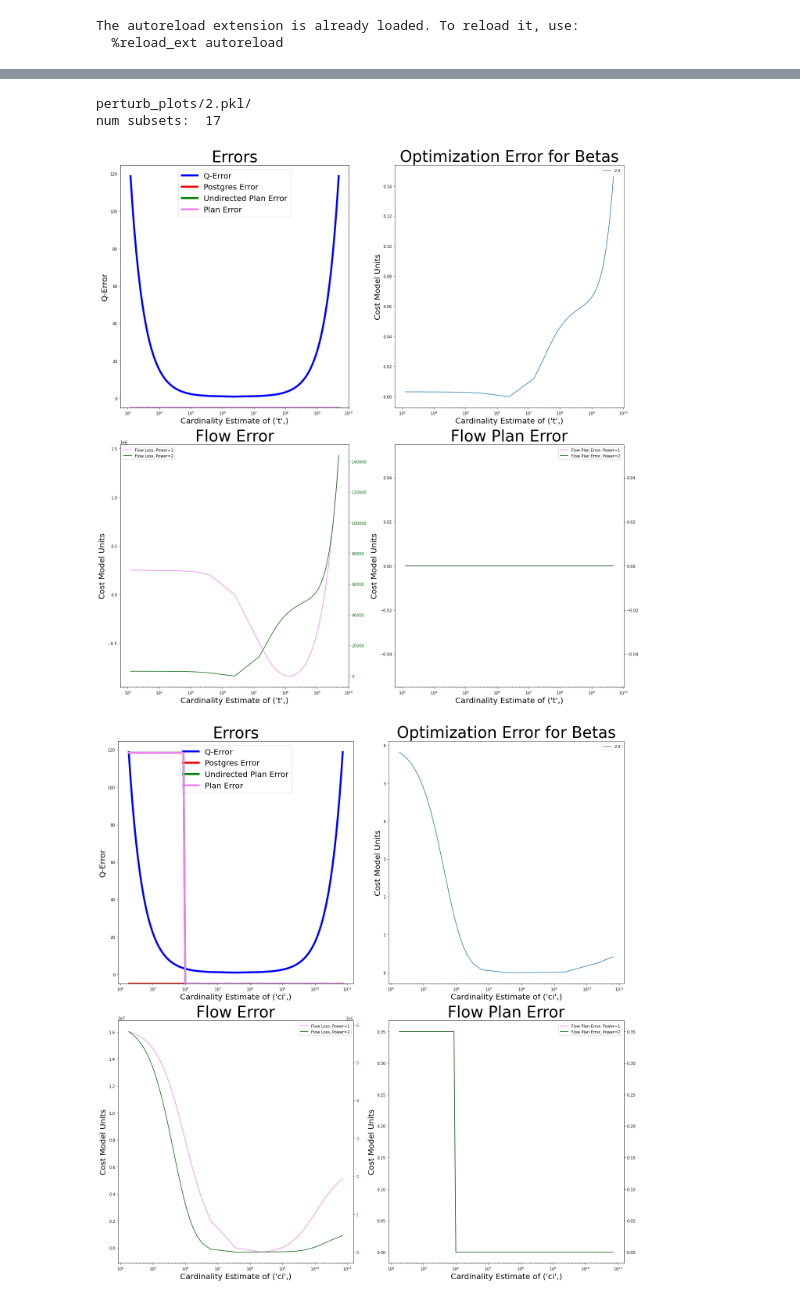
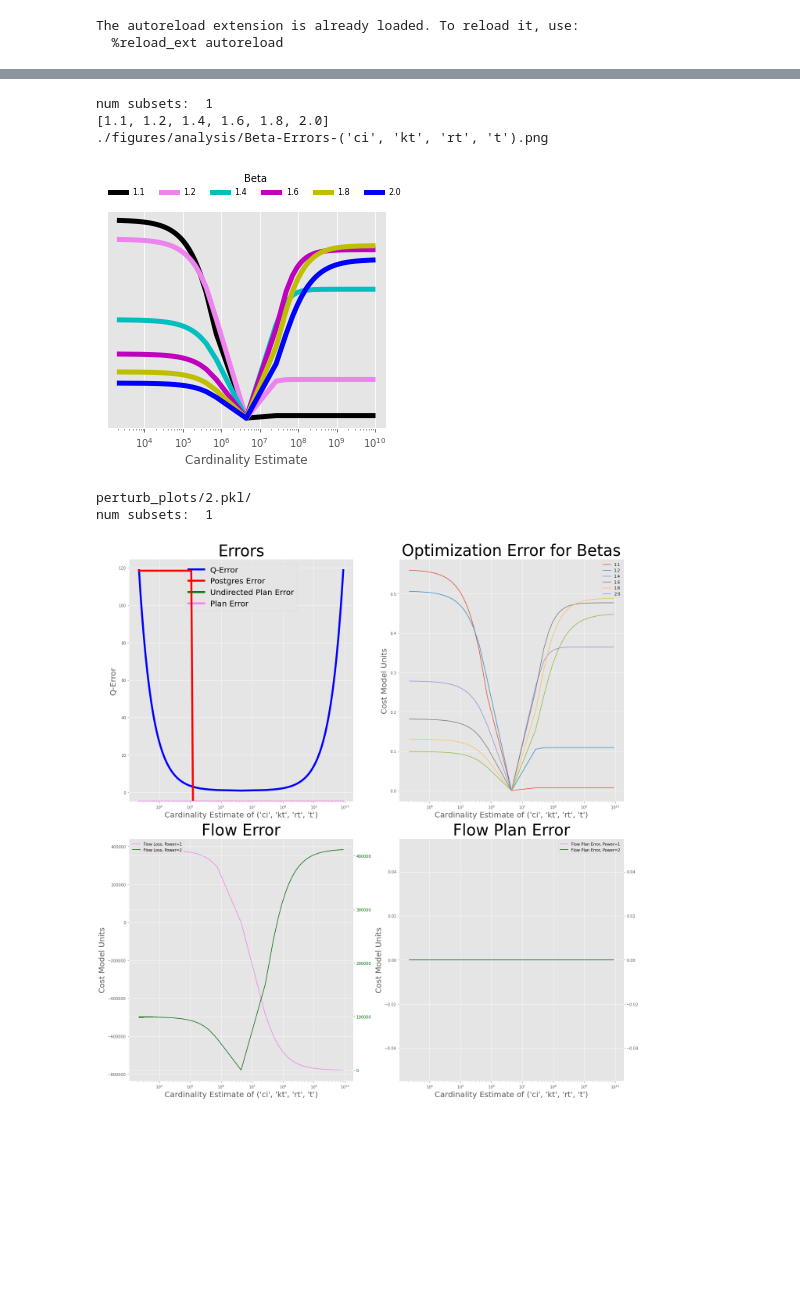
Before and after one commit to parimarjan/learned-cardinalities, a Jupyter notebook: QueryLab-ErrorPerturbations-Analysis.ipynb, the cells around one changed output, grey strips where cells are left out. Saved outputs shown, nothing was run; the diff lists cells and outputs as text; code cells hidden in the pictures; blank space fills up the shorter version.

```diff
--- a/QueryLab-ErrorPerturbations-Analysis.ipynb
+++ b/QueryLab-ErrorPerturbations-Analysis.ipynb
@@ -46,11 +46,13 @@ PWD = ""
 HOST = "localhost"
 PORT = 5432
 DB_NAME = "imdb"
-SAVE_DIR = "./QueryLabPlots/"
+#SAVE_DIR = "./QueryLabPlots/"
+SAVE_DIR ="./figures/analysis/"
 
 # for join loss computations
 
-QUERY_ERRORS_DATA_FN = "all_subquery/" + query + "/query_data.pkl"
+QUERY_ERRORS_DATA_FN = "all_subquery_quad/" + query + "/query_data.pkl"
+#QUERY_ERRORS_DATA_FN = "all_subquery_quad/2-betas.pkl" + "/query_data.pkl"
 # %%
 # qrep = load_sql_rep(qfn)
 # join_graph = qrep["join_graph"]
@@ -98,7 +143,16 @@ for k,v in data.items():
+# %%
+print("num subsets: ", len(data))
+for subset in data:
+    plot_quad_fig(data, subset)
+# %% [output]
+num subsets:  1
+[1.1, 1.2, 1.4, 1.6, 1.8, 2.0]
+./figures/analysis/Beta-Errors-('ci', 'kt', 'rt', 't').png
+[figure, added]
 # %%
-SAVE_DIR = "perturb_plots/" + query + "/"
-print(SAVE_DIR)
-make_dir(SAVE_DIR)
+#SAVE_DIR = "perturb_plots/" + query + "/"
+# print(SAVE_DIR)
+# make_dir(SAVE_DIR)
 
 from itertools import cycle
 
@@ -196,33 +250,32 @@ def plot_subsets(subsets):
     lines2, labels2 = ax2.get_legend_handles_labels()
     ax2.legend(lines + lines2, labels + labels2, loc=0)
 
     ax = axs[1][1]
     #flow_errs = list(zip(*flow_errs))
     flow_plan_errs = list(zip(*flow_plan_errs))
     ax2 = ax.twinx()
     lp = sns.lineplot(xs,flow_plan_errs[0],label="Flow Plan Error, Power=1", ax=ax, color="violet")
     lp = sns.lineplot(xs,flow_plan_errs[1],label="Flow Plan Error, Power=2", ax=ax2, color="darkgreen")
     ax.get_legend().set_visible(False)
     ax2.get_legend().set_visible(False)
 
 
 
     set_subplot(ax, "Flow Plan Error", "log", "Cardinality Estimate of "+subsets, "Cost Model Units")
 
     lines, labels = ax.get_legend_handles_labels()
     lines2, labels2 = ax2.get_legend_handles_labels()
     ax2.legend(lines + lines2, labels + labels2, loc=0)
 
     subset_name = subsets
     plt.tight_layout()
     plt.savefig(SAVE_DIR + "errors-" + str(subset_name) + ".png")
     plt.show()
 
 print("num subsets: ", len(data))
 for subset in data:
     plot_subsets(subset)
 # %% [output]
 perturb_plots/2.pkl/
-num subsets:  17
+num subsets:  1
-[figure, old version]
+[figure, new version]
-[figure, removed]
```
Also changed, not shown: parts of 4 cells of this notebook, 14 other files.
